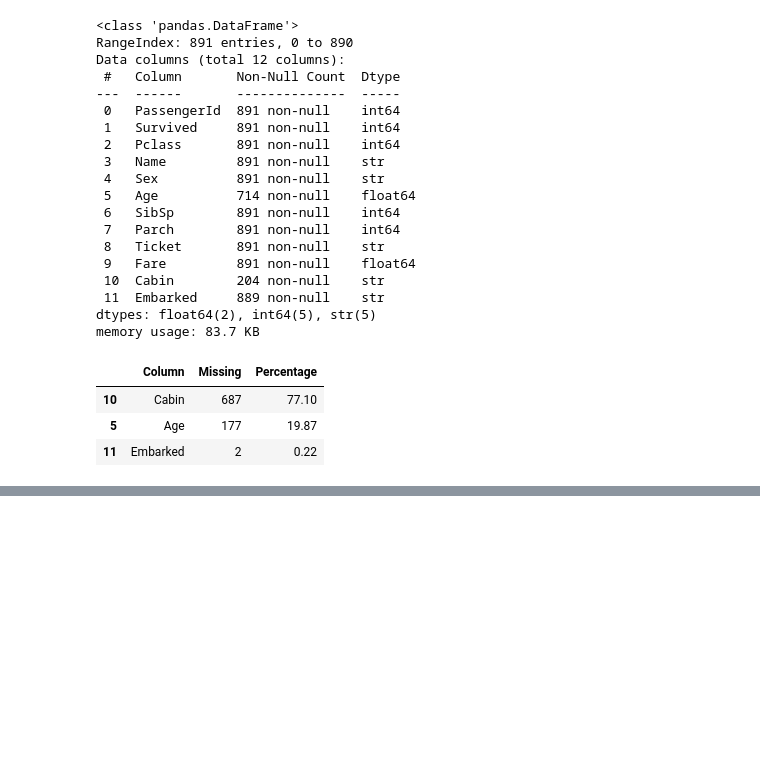
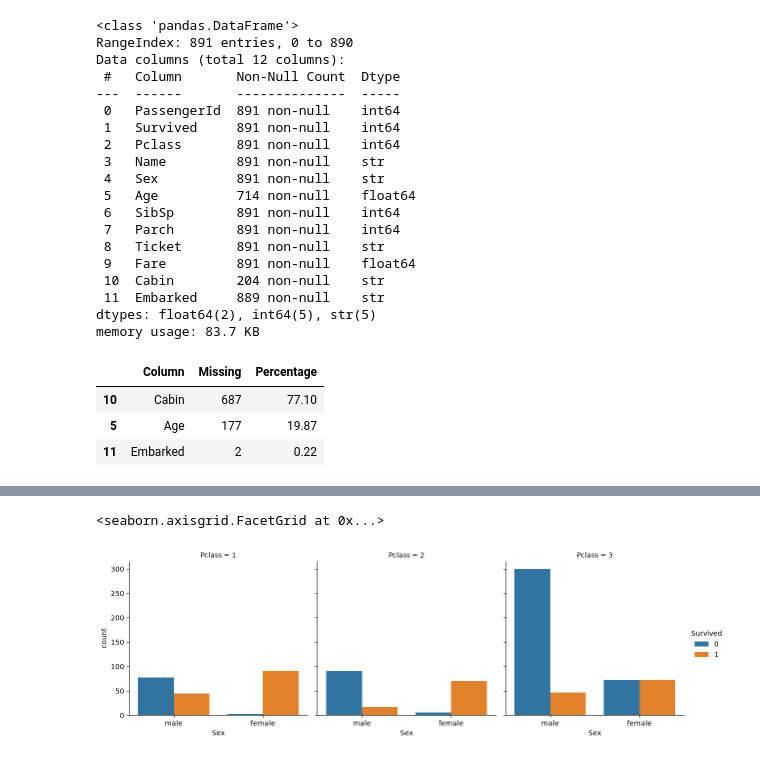
Before and after one commit to MarcooMateoo/ml-titanic, a Jupyter notebook: notebooks/01_EDA.ipynb, the cells around one changed output, grey strips where cells are left out. Saved outputs shown, nothing was run; the diff lists cells and outputs as text; code cells hidden in the pictures; blank space fills up the shorter version.

```diff
--- a/notebooks/01_EDA.ipynb
+++ b/notebooks/01_EDA.ipynb
@@ -72,0 +140,13 @@ show_missing_entries(train_set)
+# %%
+sns.catplot(
+    data=train_set,
+    x='Sex',
+    hue='Survived',
+    col='Pclass',
+    kind='count',
+    height=4,
+    aspect=1
+)
+# %% [output]
+<seaborn.axisgrid.FacetGrid at 0x...>
+[figure, added]
```
Also changed, not shown: parts of 29 cells of this notebook, 2 other files.
